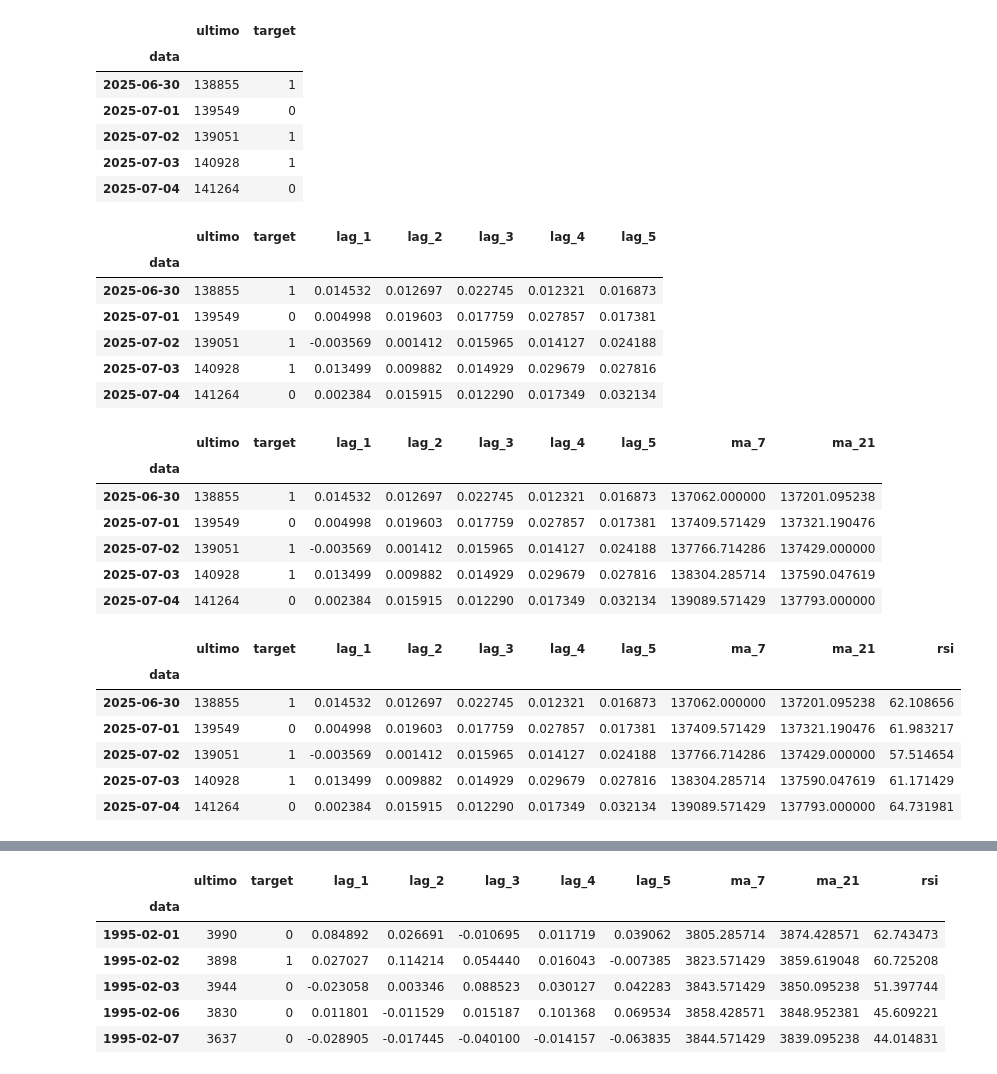
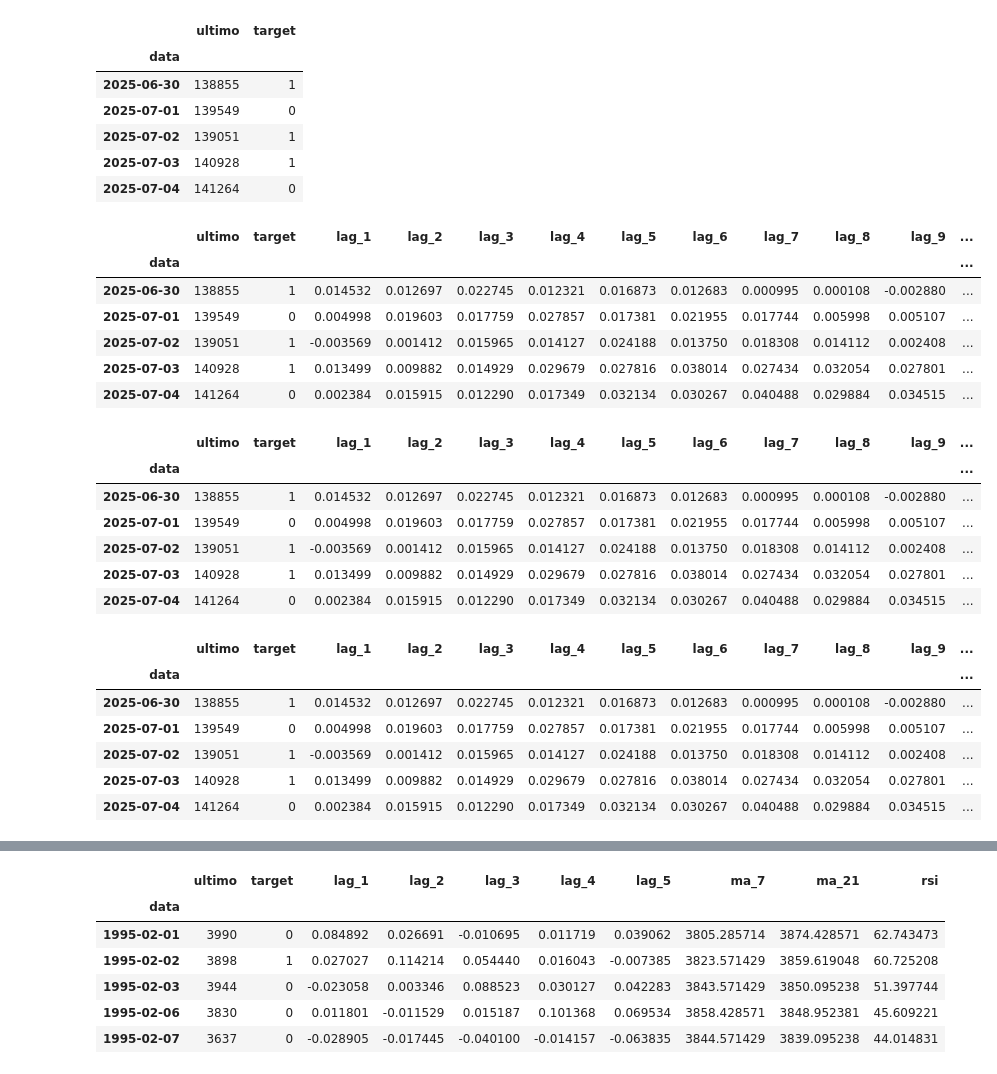
Before and after one commit to RicardViana/fiap-Machine-Learning-and-Time-Series, a Jupyter notebook: tech_challenge_fase_2.ipynb, the cells around one changed output, grey strips where cells are left out. Drawn from its saved outputs; the diff is of its cells as text; code cells hidden in the pictures.

```diff
--- a/tech_challenge_fase_2.ipynb
+++ b/tech_challenge_fase_2.ipynb
@@ -305,38 +306,37 @@ dados.tail()
 # %%
 # Criar as variações percentuais (lags) --> Comparar percentualmente o dia de hoje com n dias anteriores
 
-qtd_lags = 5
+qtd_lags = 10
 
 for i in range (1, qtd_lags+1):
     dados[f"lag_{i}"] = dados["ultimo"].pct_change(i)
 
 dados.tail()
 # %% [output]
-|  | ultimo | target | lag_1 | lag_2 | lag_3 | lag_4 | lag_5 |
-| data |  |  |  |  |  |  |  |
-| 2025-06-30 | 138855 | 1 | 0.014532 | 0.012697 | 0.022745 | 0.012321 | 0.016873 |
-| 2025-07-01 | 139549 | 0 | 0.004998 | 0.019603 | 0.017759 | 0.027857 | 0.017381 |
-| 2025-07-02 | 139051 | 1 | -0.003569 | 0.001412 | 0.015965 | 0.014127 | 0.024188 |
-| 2025-07-03 | 140928 | 1 | 0.013499 | 0.009882 | 0.014929 | 0.029679 | 0.027816 |
-| 2025-07-04 | 141264 | 0 | 0.002384 | 0.015915 | 0.012290 | 0.017349 | 0.032134 |
+|  | ultimo | target | lag_1 | lag_2 | lag_3 | lag_4 | lag_5 | lag_6 | lag_7 | lag_8 | lag_9 | ... |
+| data |  |  |  |  |  |  |  |  |  |  |  | ... |
+| 2025-06-30 | 138855 | 1 | 0.014532 | 0.012697 | 0.022745 | 0.012321 | 0.016873 | 0.012683 | 0.000995 | 0.000108 | -0.002880 | ... |
+| 2025-07-01 | 139549 | 0 | 0.004998 | 0.019603 | 0.017759 | 0.027857 | 0.017381 | 0.021955 | 0.017744 | 0.005998 | 0.005107 | ... |
+| 2025-07-02 | 139051 | 1 | -0.003569 | 0.001412 | 0.015965 | 0.014127 | 0.024188 | 0.013750 | 0.018308 | 0.014112 | 0.002408 | ... |
+| 2025-07-03 | 140928 | 1 | 0.013499 | 0.009882 | 0.014929 | 0.029679 | 0.027816 | 0.038014 | 0.027434 | 0.032054 | 0.027801 | ... |
+| 2025-07-04 | 141264 | 0 | 0.002384 | 0.015915 | 0.012290 | 0.017349 | 0.032134 | 0.030267 | 0.040488 | 0.029884 | 0.034515 | ... |
 # %%
 # Criando as médias moveis --> Curto e medio prazo
 
-media_dias_curto = 7
-media_dias_medio = 21
+dias_medias = [7, 14, 21, 50]
 
-dados[f"ma_{media_dias_curto}"] = dados["ultimo"].rolling(window=media_dias_curto).mean()
-dados[f"ma_{media_dias_medio}"] = dados["ultimo"].rolling(window=media_dias_medio).mean()
+for dias in dias_medias:
+    dados[f"ma_{dias}"] = dados["ultimo"].rolling(window=dias).mean()
 
 dados.tail()
 # %% [output]
-|  | ultimo | target | lag_1 | lag_2 | lag_3 | lag_4 | lag_5 | ma_7 | ma_21 |
-| data |  |  |  |  |  |  |  |  |  |
-| 2025-06-30 | 138855 | 1 | 0.014532 | 0.012697 | 0.022745 | 0.012321 | 0.016873 | 137062.000000 | 137201.095238 |
-| 2025-07-01 | 139549 | 0 | 0.004998 | 0.019603 | 0.017759 | 0.027857 | 0.017381 | 137409.571429 | 137321.190476 |
-| 2025-07-02 | 139051 | 1 | -0.003569 | 0.001412 | 0.015965 | 0.014127 | 0.024188 | 137766.714286 | 137429.000000 |
-| 2025-07-03 | 140928 | 1 | 0.013499 | 0.009882 | 0.014929 | 0.029679 | 0.027816 | 138304.285714 | 137590.047619 |
-| 2025-07-04 | 141264 | 0 | 0.002384 | 0.015915 | 0.012290 | 0.017349 | 0.032134 | 139089.571429 | 137793.000000 |
+|  | ultimo | target | lag_1 | lag_2 | lag_3 | lag_4 | lag_5 | lag_6 | lag_7 | lag_8 | lag_9 | ... |
+| data |  |  |  |  |  |  |  |  |  |  |  | ... |
+| 2025-06-30 | 138855 | 1 | 0.014532 | 0.012697 | 0.022745 | 0.012321 | 0.016873 | 0.012683 | 0.000995 | 0.000108 | -0.002880 | ... |
+| 2025-07-01 | 139549 | 0 | 0.004998 | 0.019603 | 0.017759 | 0.027857 | 0.017381 | 0.021955 | 0.017744 | 0.005998 | 0.005107 | ... |
+| 2025-07-02 | 139051 | 1 | -0.003569 | 0.001412 | 0.015965 | 0.014127 | 0.024188 | 0.013750 | 0.018308 | 0.014112 | 0.002408 | ... |
+| 2025-07-03 | 140928 | 1 | 0.013499 | 0.009882 | 0.014929 | 0.029679 | 0.027816 | 0.038014 | 0.027434 | 0.032054 | 0.027801 | ... |
+| 2025-07-04 | 141264 | 0 | 0.002384 | 0.015915 | 0.012290 | 0.017349 | 0.032134 | 0.030267 | 0.040488 | 0.029884 | 0.034515 | ... |
 # %%
 # Criando o indice de força relativa --> IFR ou RSI
 # Util para medir a velocidade e a magnitude das recentes mudanças do preço de um ativo
@@ -351,13 +351,13 @@ dados["rsi"] = 100 - (100 / (1 + rs))
 
 dados.tail()
 # %% [output]
-|  | ultimo | target | lag_1 | lag_2 | lag_3 | lag_4 | lag_5 | ma_7 | ma_21 | rsi |
-| data |  |  |  |  |  |  |  |  |  |  |
-| 2025-06-30 | 138855 | 1 | 0.014532 | 0.012697 | 0.022745 | 0.012321 | 0.016873 | 137062.000000 | 137201.095238 | 62.108656 |
-| 2025-07-01 | 139549 | 0 | 0.004998 | 0.019603 | 0.017759 | 0.027857 | 0.017381 | 137409.571429 | 137321.190476 | 61.983217 |
-| 2025-07-02 | 139051 | 1 | -0.003569 | 0.001412 | 0.015965 | 0.014127 | 0.024188 | 137766.714286 | 137429.000000 | 57.514654 |
-| 2025-07-03 | 140928 | 1 | 0.013499 | 0.009882 | 0.014929 | 0.029679 | 0.027816 | 138304.285714 | 137590.047619 | 61.171429 |
-| 2025-07-04 | 141264 | 0 | 0.002384 | 0.015915 | 0.012290 | 0.017349 | 0.032134 | 139089.571429 | 137793.000000 | 64.731981 |
+|  | ultimo | target | lag_1 | lag_2 | lag_3 | lag_4 | lag_5 | lag_6 | lag_7 | lag_8 | lag_9 | ... |
+| data |  |  |  |  |  |  |  |  |  |  |  | ... |
+| 2025-06-30 | 138855 | 1 | 0.014532 | 0.012697 | 0.022745 | 0.012321 | 0.016873 | 0.012683 | 0.000995 | 0.000108 | -0.002880 | ... |
+| 2025-07-01 | 139549 | 0 | 0.004998 | 0.019603 | 0.017759 | 0.027857 | 0.017381 | 0.021955 | 0.017744 | 0.005998 | 0.005107 | ... |
+| 2025-07-02 | 139051 | 1 | -0.003569 | 0.001412 | 0.015965 | 0.014127 | 0.024188 | 0.013750 | 0.018308 | 0.014112 | 0.002408 | ... |
+| 2025-07-03 | 140928 | 1 | 0.013499 | 0.009882 | 0.014929 | 0.029679 | 0.027816 | 0.038014 | 0.027434 | 0.032054 | 0.027801 | ... |
+| 2025-07-04 | 141264 | 0 | 0.002384 | 0.015915 | 0.012290 | 0.017349 | 0.032134 | 0.030267 | 0.040488 | 0.029884 | 0.034515 | ... |
 # %%
 # Tratar o data frame para evitar o data leakage --> empurrar os dados para a linha de baixo
 
```
Also changed, not shown: parts of 3 cells of this notebook.
